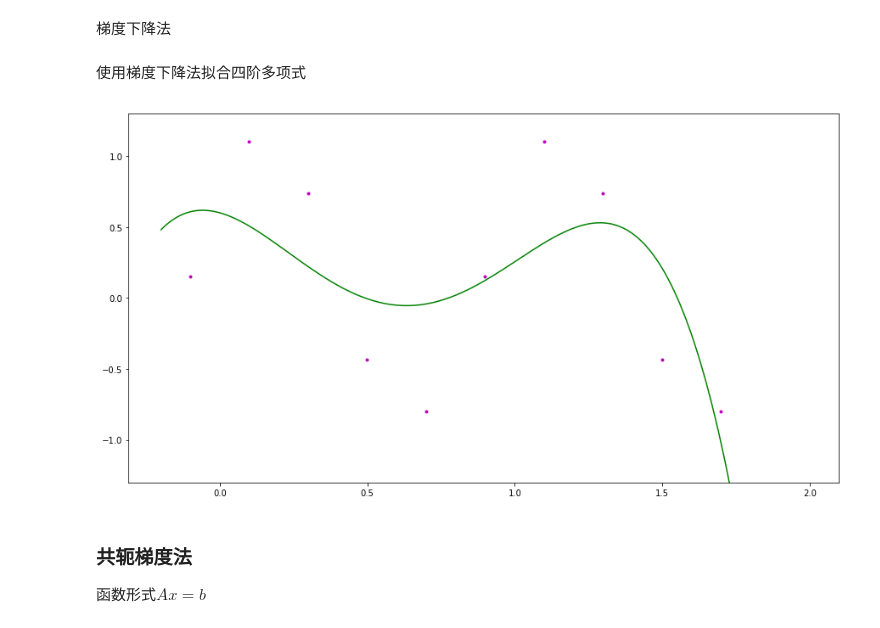
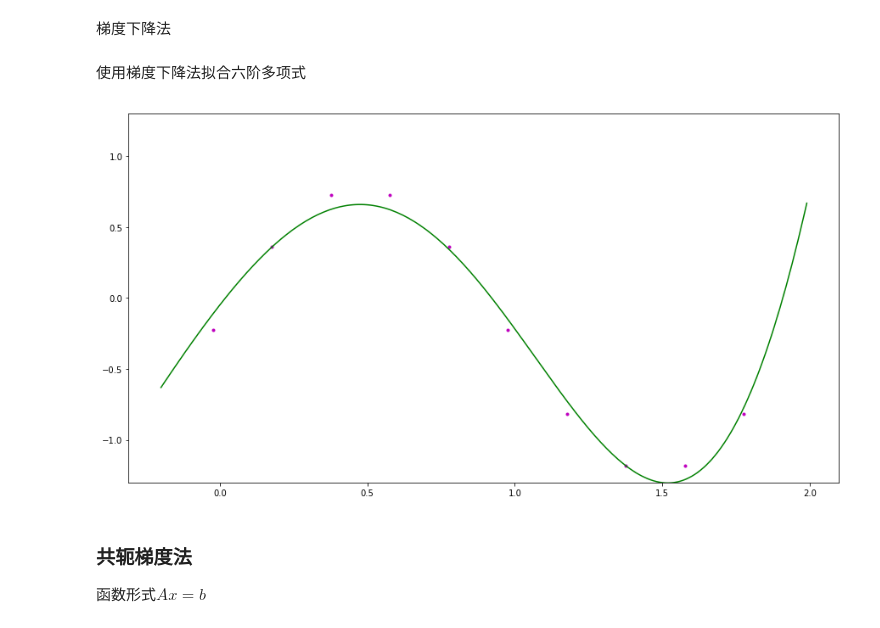
Before and after one commit to CN-GuoZiyang/machine-learning, a Jupyter notebook: ML_Lab1/ML_Lab1.ipynb, the cells around one changed output. Cells and saved outputs as stored; diff of their text form; code cells hidden in the pictures.

```diff
--- a/ML_Lab1/ML_Lab1.ipynb
+++ b/ML_Lab1/ML_Lab1.ipynb
@@ -14,7 +14,7 @@ n = 1
 step = (T / n) * 0.2
 
 x_raw = np.arange(0, 2*T, step, float)
-y_raw = np.sin(2 * math.pi * x_raw)
+y_raw = np.sin(math.pi * x_raw)
 
 plt.plot(x_raw, y_raw, color='m', linestyle='', marker='.')
 plt.show()
@@ -179,50 +181,52 @@ plt.show()
 ![](https://tva1.sinaimg.cn/large/006y8mN6gy1g6za6xpl3kj30ec05zjro.jpg)
 # %%
 def loss_function(theta, X, y):
-    temp = np.dot(X, theta) - np.transpose(y)
-    return (1.0 / (2 * m)) * np.dot(np.transpose(temp), temp)
+    diff = np.dot(X, theta) - y
+    return (1.0/(2*m)) * np.vdot(np.transpose(diff), diff)
 
 def gradient_function(theta, X, y):
     temp = np.dot(X, theta) - y
-    return (1.0 / m) * np.dot(np.transpose(X), temp) + 0.0001 * theta
+    return (1.0/m) * np.dot(np.transpose(X), temp)
 # %% [markdown]
 梯度下降法
 # %%
 def gradient_decent(theta, alpha, X, y):
     # theta为初始位置（列向量）
+    num = 0
     gradient = gradient_function(theta, X, y)
-    while not np.all(np.absolute(gradient) <= 1e-3):
+    while not np.all((np.absolute(gradient) <= 1e-5) | num>60000):
+        num += 1
         theta = theta - alpha * gradient
         gradient = gradient_function(theta, X, y)
     return theta
-# %% [markdown]
-使用梯度下降法拟合四阶多项式
+# %% [markdown]
+使用梯度下降法拟合六阶多项式
 # %%
-order = 4
+order = 6
 
 theta = np.ones((order + 1, 1))
 alpha = 0.01
 
 X = np.zeros((m, order + 1))
 for i in range(m):
     for j in range(order + 1):
         if j == 0:
             X[i][j] = 1
         else:
             X[i][j] = X[i][j-1] * x[i]
 
 res = gradient_decent(theta, alpha, X, y)
 
 after_x = np.arange(-0.2, 2*T, 0.01)
 after_y = np.transpose(func_solve(after_x, res))
 after_x = np.transpose(np.mat(after_x))
 
 plt.ylim([-1.3, 1.3])
 plt.plot(np.transpose(x), np.transpose(y), color='m', linestyle='', marker='.')
 plt.plot(after_x,after_y,color='g',linestyle='-',marker='')
 plt.show()
 # %% [output]
-[figure, old version]
+[figure, new version]
 # %% [markdown]
 ### 共轭梯度法
 
```
Also changed, not shown: parts of 8 cells of this notebook, 3 other files.
